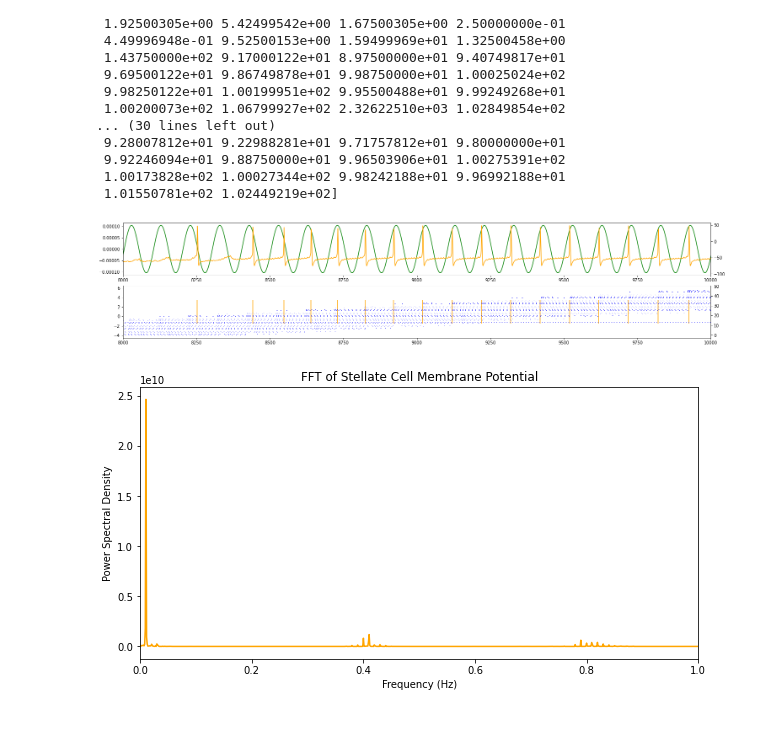
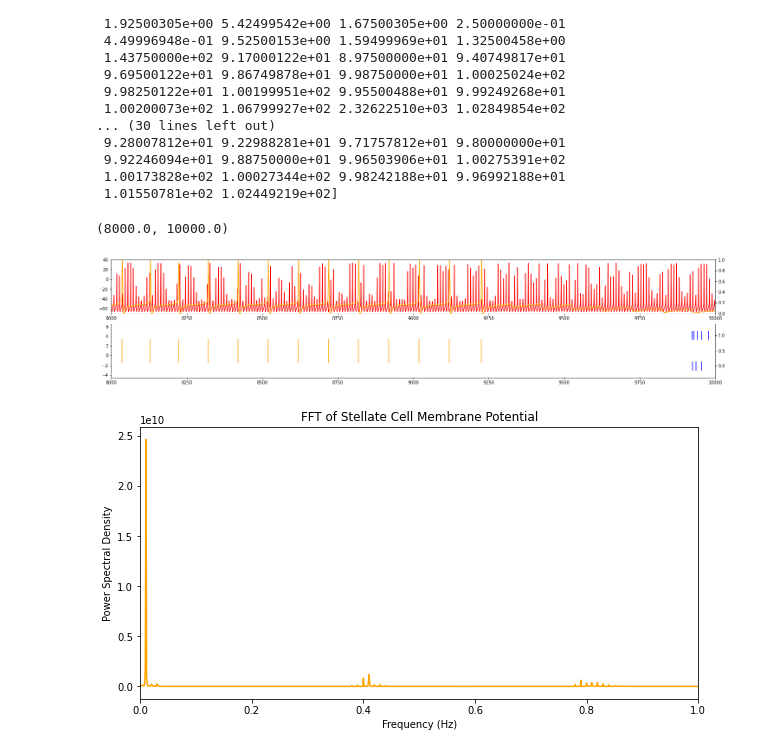
Before and after one commit to tiny-infinity/GridCellsTheta, a Jupyter notebook: analysis/PHPC/PHPC-DEMO-S-s-1a.ipynb, the cells around one changed output. Saved outputs shown, nothing was run; the diff lists cells and outputs as text; code cells hidden in the pictures; blank space fills up the shorter version.

Commit message:
stell_v + intrnrn_spk plot

```diff
--- a/analysis/PHPC/PHPC-DEMO-S-s-1a.ipynb
+++ b/analysis/PHPC/PHPC-DEMO-S-s-1a.ipynb
@@ -103,26 +103,29 @@ print(np.diff(stell_spikes_l[0]))
  1.01550781e+02 1.02449219e+02]
 # %%
 fig, ax = plt.subplots(2,1,figsize=(25,5))
-ax[0].plot(i_theta.mean(0), color='green', label='Mean Theta Current')
+# ax[0].plot(i_theta.mean(0), color='green', label='Mean Theta Current')
 #ax[1].plot(stellate_v[0], color='orange', label='Mean Theta Current')
 ax2 = ax[1].twinx()
 ax1 = ax[0].twinx()
 cells_to_plot = [i for i in range(-15,16,1)]
-cell_idx = 10
-ax2.eventplot([intrnrn_spikes_l[i+cell_idx] for i in range(-24,25,1)], lineoffsets=1, linelengths=0.3, colors='blue')
+cell_idx =  0
+ax2.eventplot([intrnrn_spikes_l[i+cell_idx] for i in [-32,32]], lineoffsets=1, linelengths=0.3, colors='blue',alpha=1)
 ax[1].eventplot(stell_spikes_l[cell_idx], lineoffsets=1, linelengths=5, colors='orange')
 #ax1.eventplot(stell_spikes_l[cell_idx], lineoffsets=1, linelengths=5, colors='orange')
-ax1.plot(stellate_v[cell_idx], color='orange', label='Stellate Cell Membrane Potential')
+
+# ax1.plot(intrnrn_v[32], color='red', label='Stellate Cell Membrane Potential')
+ax[0].plot(intrnrn_v[-1], color='red', label='Stellate Cell Membrane Potential')
+ax[0].plot(stellate_v[cell_idx], color='orange', label='Stellate Cell Membrane Potential')
+ax[0].set_ylim([-70, 40])
+
 #ax[1].eventplot(stell_spikes_l[0], lineoffsets=1, colors='blue', label='Stellate Cell Spikes')
 
 ax[1].set_xlim(8000,10000)
 ax[0].set_xlim(8000,10000)
-#ax[2].set_xlim(4000,6000)
-ax[1].set_ylim()
-#plt.legend()
-plt.show()
+#ax[2].set_xlim(4000,6000)1)32
 # %% [output]
+(8000.0, 10000.0)
-[figure, old version]
+[figure, new version]
 # %%
 stell_v_sig = stellate_v
 fft_freq,fft_sig,fft_psd = a_utils.calc_fft(stell_v_sig[0], params['dt'])
```
